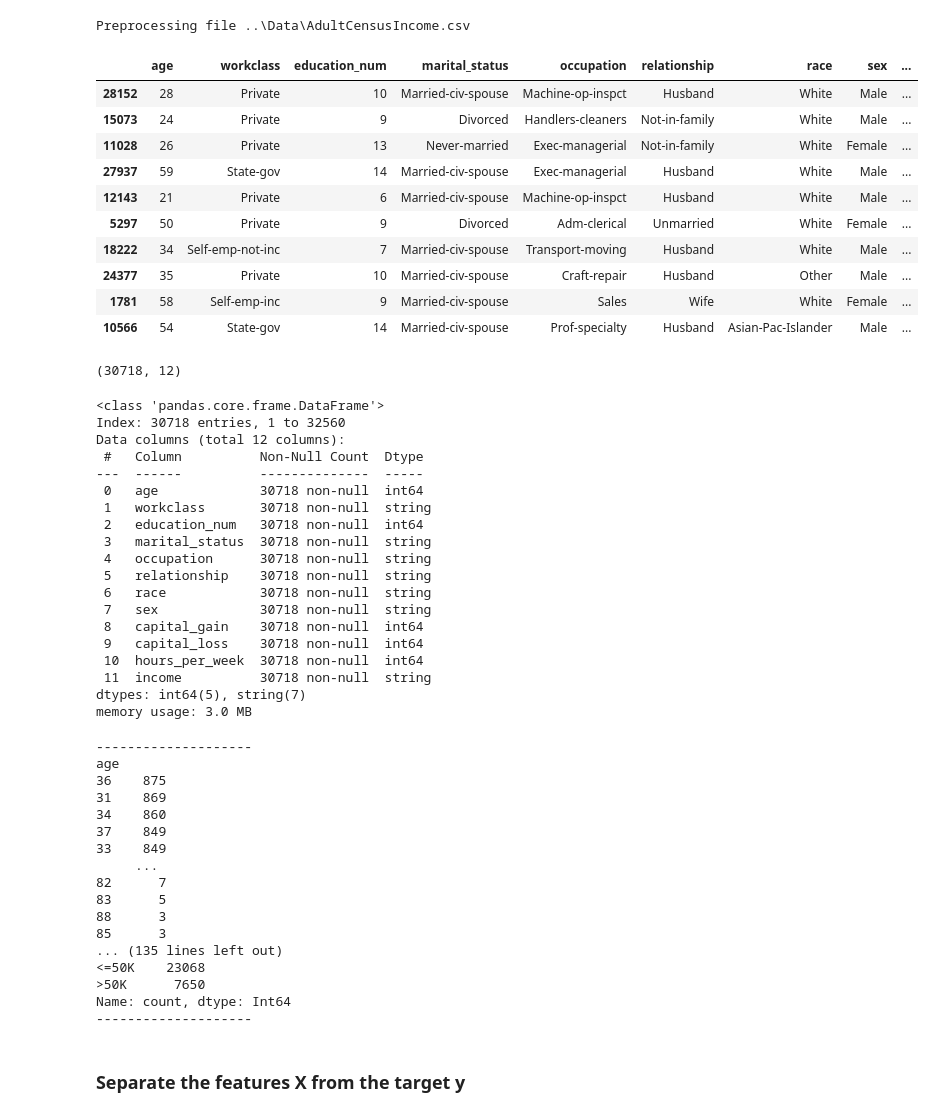
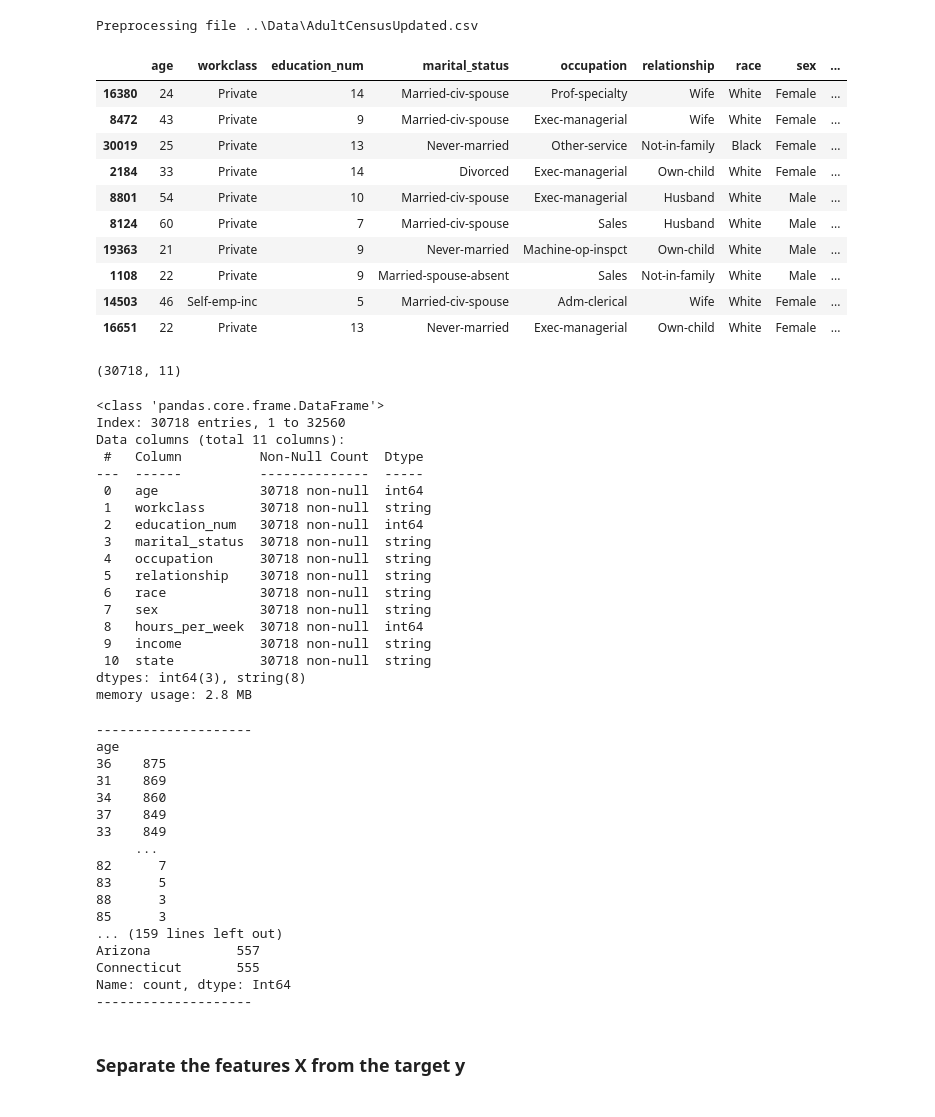
Before and after one commit to dmartinj12/Census_Inequality, a Jupyter notebook: Chris/RandomForest.ipynb, the cells around one changed output. Cells and saved outputs as stored; diff of their text form; code cells hidden in the pictures.

```diff
--- a/Chris/RandomForest.ipynb
+++ b/Chris/RandomForest.ipynb
@@ -10,62 +11,64 @@ from pathlib import Path
 import warnings
 warnings.filterwarnings('ignore')
 # %%
-def preprocessFile(filename = Path('../Data/AdultCensusIncome.csv')):
+def preprocessFile(filename = Path('../Data/AdultCensusUpdated.csv')):
 
     print(f'Preprocessing file {filename}')
     dtype_mapper = {'age': 'int64',
                     'workclass': 'string',
                     'fnlwgt': 'int64',
                     'education': 'string',
                     'education.num': 'int64',
                     'marital.status': 'string',
                     'occupation': 'string',
                     'relationship': 'string',
                     'race': 'string',
                     'sex': 'string',
                     'capital.gain': 'int64',
                     'capital.loss': 'int64',
                     'hours.per.week': 'int64',
                     'native.country': 'string',
-                    'income': 'string'}
+                    'income': 'string',
+                    'State': 'string'}
     df = pd.read_csv(filename, dtype=dtype_mapper, na_values='?')
     df.columns = ['age', 'workclass', 'fnlwgt', 'education', 'education_num',
        'marital_status', 'occupation', 'relationship', 'race', 'sex',
        'capital_gain', 'capital_loss', 'hours_per_week', 'native_country',
-       'income']
+       'income', 'state']
     df = df.drop(['fnlwgt',
                   'education',
-                #   'capital_gain',
-                #   'capital_loss',
+                #   'state',
+                  'capital_gain',
+                  'capital_loss',
                   'native_country'], axis=1)
     df = df.dropna()
     return df
 
 census_df = preprocessFile()
 census_df.sample(10)
 # %% [output]
-Preprocessing file ..\Data\AdultCensusIncome.csv
+Preprocessing file ..\Data\AdultCensusUpdated.csv
 |  | age | workclass | education_num | marital_status | occupation | relationship | race | sex | ... |
-| 28152 | 28 | Private | 10 | Married-civ-spouse | Machine-op-inspct | Husband | White | Male | ... |
-| 15073 | 24 | Private | 9 | Divorced | Handlers-cleaners | Not-in-family | White | Male | ... |
-| 11028 | 26 | Private | 13 | Never-married | Exec-managerial | Not-in-family | White | Female | ... |
-| 27937 | 59 | State-gov | 14 | Married-civ-spouse | Exec-managerial | Husband | White | Male | ... |
-| 12143 | 21 | Private | 6 | Married-civ-spouse | Machine-op-inspct | Husband | White | Male | ... |
-| 5297 | 50 | Private | 9 | Divorced | Adm-clerical | Unmarried | White | Female | ... |
-| 18222 | 34 | Self-emp-not-inc | 7 | Married-civ-spouse | Transport-moving | Husband | White | Male | ... |
-| 24377 | 35 | Private | 10 | Married-civ-spouse | Craft-repair | Husband | Other | Male | ... |
-| 1781 | 58 | Self-emp-inc | 9 | Married-civ-spouse | Sales | Wife | White | Female | ... |
-| 10566 | 54 | State-gov | 14 | Married-civ-spouse | Prof-specialty | Husband | Asian-Pac-Islander | Male | ... |
+| 16380 | 24 | Private | 14 | Married-civ-spouse | Prof-specialty | Wife | White | Female | ... |
+| 8472 | 43 | Private | 9 | Married-civ-spouse | Exec-managerial | Wife | White | Female | ... |
+| 30019 | 25 | Private | 13 | Never-married | Other-service | Not-in-family | Black | Female | ... |
+| 2184 | 33 | Private | 14 | Divorced | Exec-managerial | Own-child | White | Female | ... |
+| 8801 | 54 | Private | 10 | Married-civ-spouse | Exec-managerial | Husband | White | Male | ... |
+| 8124 | 60 | Private | 7 | Married-civ-spouse | Sales | Husband | White | Male | ... |
+| 19363 | 21 | Private | 9 | Never-married | Machine-op-inspct | Own-child | White | Male | ... |
+| 1108 | 22 | Private | 9 | Married-spouse-absent | Sales | Not-in-family | White | Male | ... |
+| 14503 | 46 | Self-emp-inc | 5 | Married-civ-spouse | Adm-clerical | Wife | White | Female | ... |
+| 16651 | 22 | Private | 13 | Never-married | Exec-managerial | Own-child | White | Female | ... |
 # %%
 census_df.shape
 # %% [output]
-(30718, 12)
+(30718, 11)
 # %%
 census_df.info()
 # %% [output]
 <class 'pandas.core.frame.DataFrame'>
 Index: 30718 entries, 1 to 32560
-Data columns (total 12 columns):
+Data columns (total 11 columns):
  #   Column          Non-Null Count  Dtype
 ---  ------          --------------  -----
  0   age             30718 non-null  int64
@@ -76,12 +79,11 @@ Data columns (total 12 columns):
  5   relationship    30718 non-null  string
  6   race            30718 non-null  string
  7   sex             30718 non-null  string
- 8   capital_gain    30718 non-null  int64
- 9   capital_loss    30718 non-null  int64
- 10  hours_per_week  30718 non-null  int64
- 11  income          30718 non-null  string
-dtypes: int64(5), string(7)
-memory usage: 3.0 MB
+ 8   hours_per_week  30718 non-null  int64
+ 9   income          30718 non-null  string
+ 10  state           30718 non-null  string
+dtypes: int64(3), string(8)
+memory usage: 2.8 MB
 # %%
 for col in census_df:
     print('-' * 20)
@@ -100,9 +102,9 @@ age
 83      5
 88      3
 85      3
-... (135 lines left out)
-<=50K    23068
->50K      7650
+... (159 lines left out)
+Arizona           557
+Connecticut       555
 Name: count, dtype: Int64
 --------------------
 # %% [markdown]
```
Also changed, not shown: parts of 18 cells of this notebook, 4 other files.
